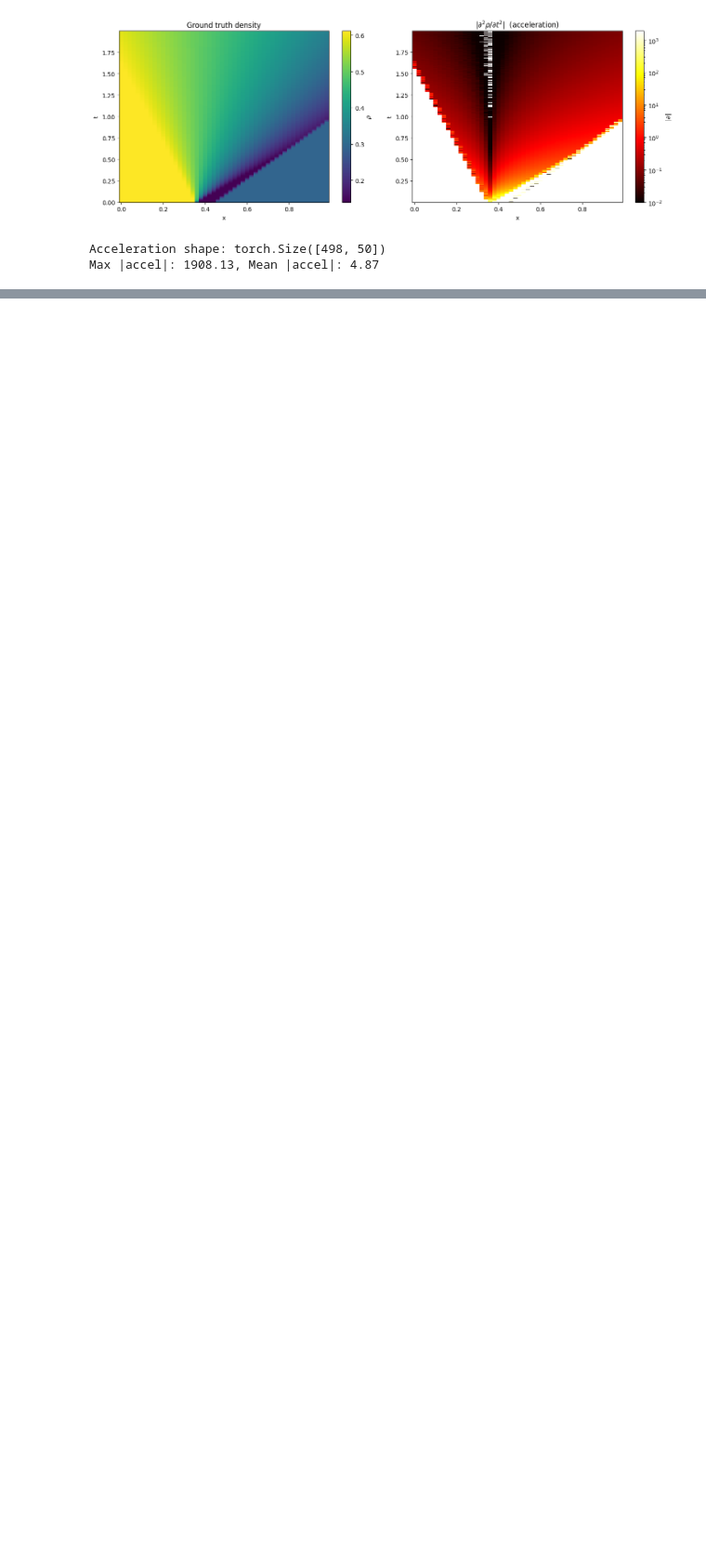
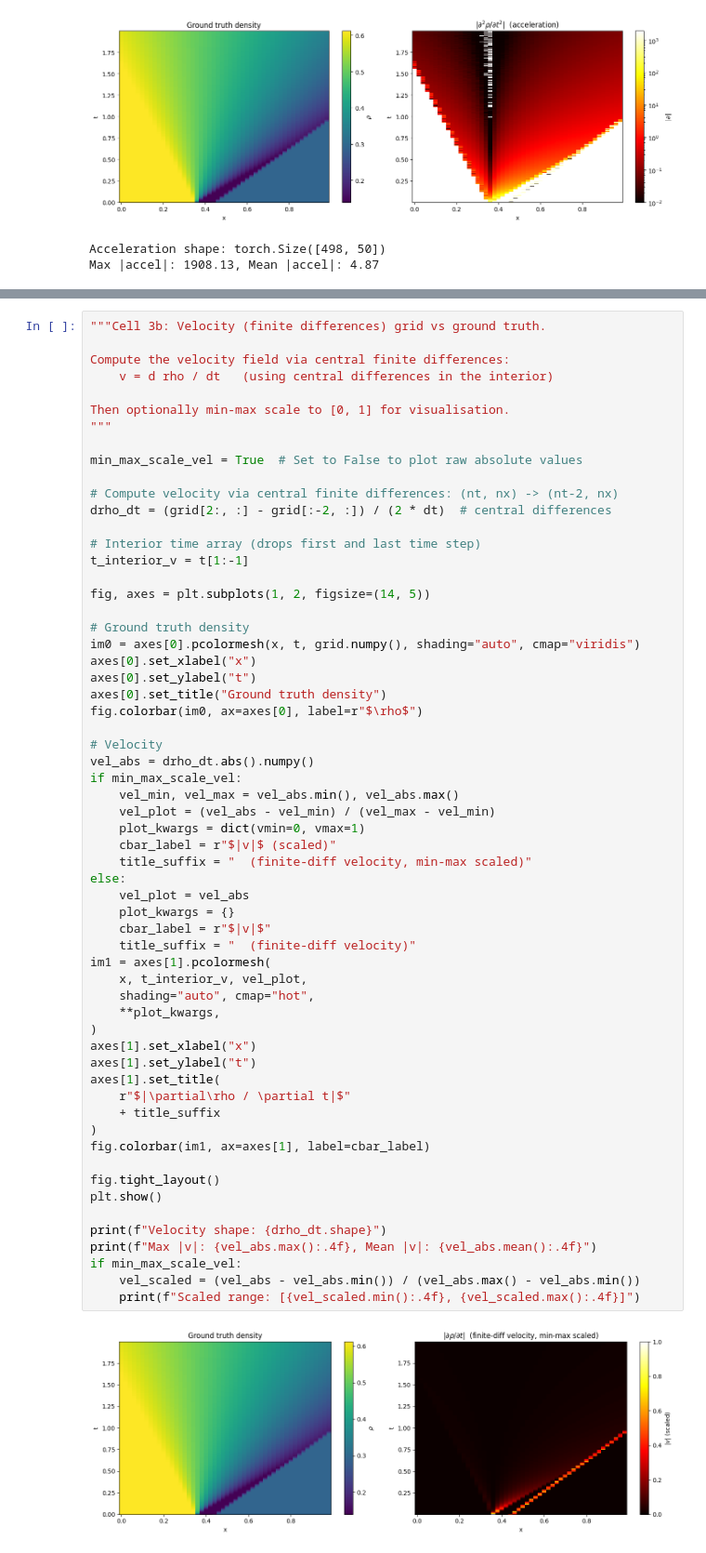
Before and after one commit to mchami02/saint-venant, a Jupyter notebook: wavefront_learning/losses/visualize_losses.ipynb, the cells around one changed output, grey strips where cells are left out. Shown at 93% size. Drawn from its saved outputs; the diff is of its cells as text; blank space fills up the shorter version.

```diff
--- a/wavefront_learning/losses/visualize_losses.ipynb
+++ b/wavefront_learning/losses/visualize_losses.ipynb
@@ -141,0 +155,62 @@ Scaled range: [0.0000, 5.7765]
+# %%
+"""Cell 3b: Velocity (finite differences) grid vs ground truth.
+
+Compute the velocity field via central finite differences:
+    v = d rho / dt   (using central differences in the interior)
+
+Then optionally min-max scale to [0, 1] for visualisation.
+"""
+
+min_max_scale_vel = True  # Set to False to plot raw absolute values
+
+# Compute velocity via central finite differences: (nt, nx) -> (nt-2, nx)
+drho_dt = (grid[2:, :] - grid[:-2, :]) / (2 * dt)  # central differences
+
+# Interior time array (drops first and last time step)
+t_interior_v = t[1:-1]
+
+fig, axes = plt.subplots(1, 2, figsize=(14, 5))
+
+# Ground truth density
+im0 = axes[0].pcolormesh(x, t, grid.numpy(), shading="auto", cmap="viridis")
+axes[0].set_xlabel("x")
+axes[0].set_ylabel("t")
+axes[0].set_title("Ground truth density")
+fig.colorbar(im0, ax=axes[0], label=r"$\rho$")
+
+# Velocity
+vel_abs = drho_dt.abs().numpy()
+if min_max_scale_vel:
+    vel_min, vel_max = vel_abs.min(), vel_abs.max()
+    vel_plot = (vel_abs - vel_min) / (vel_max - vel_min)
+    plot_kwargs = dict(vmin=0, vmax=1)
+    cbar_label = r"$|v|$ (scaled)"
+    title_suffix = "  (finite-diff velocity, min-max scaled)"
+else:
+    vel_plot = vel_abs
+    plot_kwargs = {}
+    cbar_label = r"$|v|$"
+    title_suffix = "  (finite-diff velocity)"
+im1 = axes[1].pcolormesh(
+    x, t_interior_v, vel_plot,
+    shading="auto", cmap="hot",
+    **plot_kwargs,
+)
+axes[1].set_xlabel("x")
+axes[1].set_ylabel("t")
+axes[1].set_title(
+    r"$|\partial\rho / \partial t|$"
+    + title_suffix
+)
+fig.colorbar(im1, ax=axes[1], label=cbar_label)
+
+fig.tight_layout()
+plt.show()
+
+print(f"Velocity shape: {drho_dt.shape}")
+print(f"Max |v|: {vel_abs.max():.4f}, Mean |v|: {vel_abs.mean():.4f}")
+if min_max_scale_vel:
+    vel_scaled = (vel_abs - vel_abs.min()) / (vel_abs.max() - vel_abs.min())
+    print(f"Scaled range: [{vel_scaled.min():.4f}, {vel_scaled.max():.4f}]")
+# %% [output]
+[figure, added]
```
Also changed, not shown: parts of 3 cells of this notebook, 4 other files.
